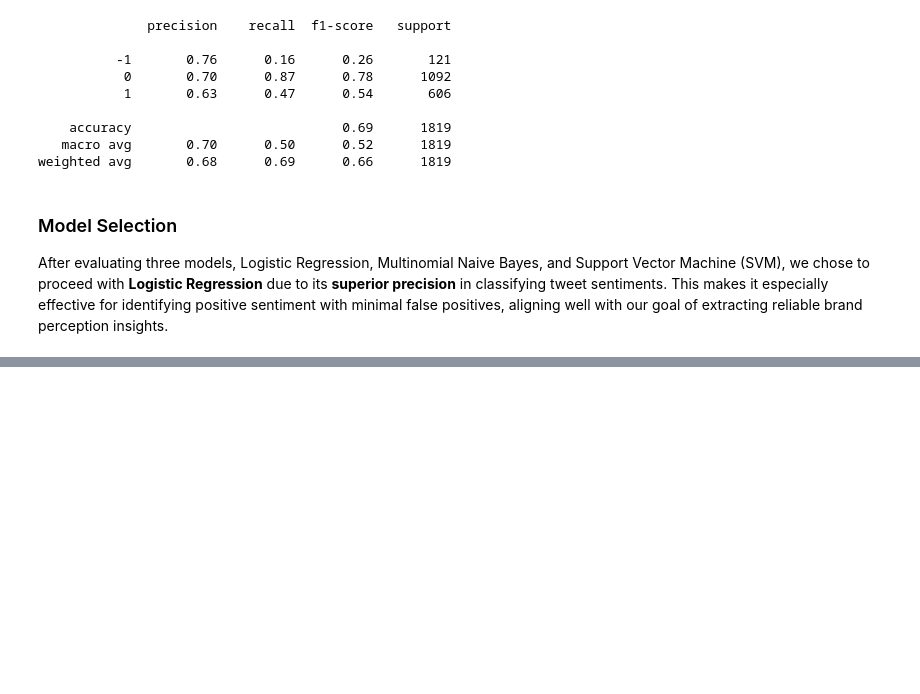
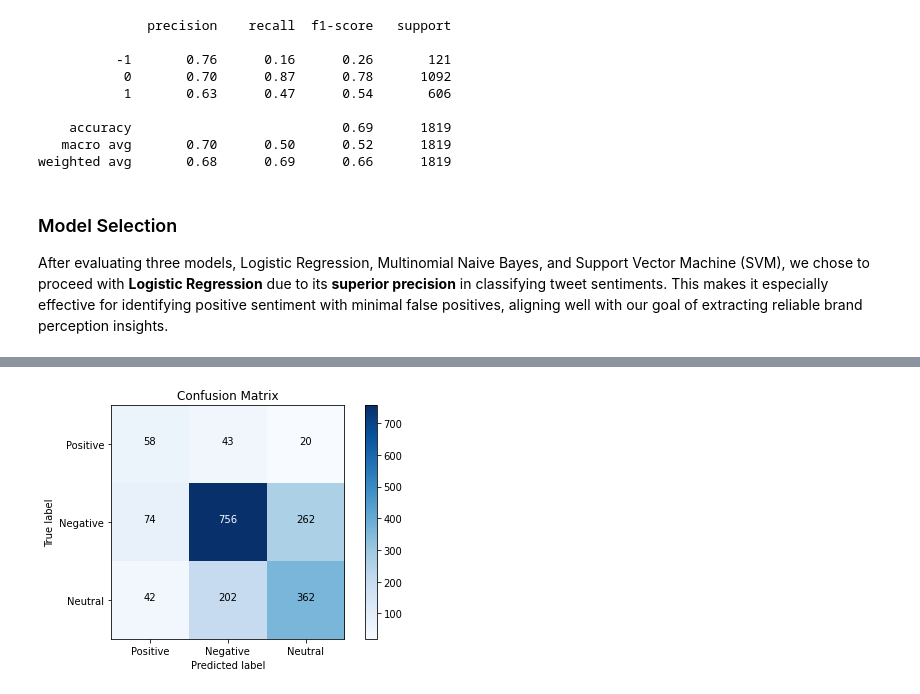
Before and after one commit to Murugi001/Group_5_Phase_4_Project, a Jupyter notebook: index.ipynb, the cells around one changed output, grey strips where cells are left out. Drawn from its saved outputs; the diff is of its cells as text; code cells hidden in the pictures; blank space fills up the shorter version.

```diff
--- a/index.ipynb
+++ b/index.ipynb
@@ -551,0 +579,19 @@ plt.show()
+# %%
+# visualizing the confusion matrix
+import matplotlib.pyplot as plt
+
+cm = confusion_matrix(y_test, y_pred)
+plt.imshow(cm, interpolation='nearest', cmap=plt.cm.Blues)
+plt.title("Confusion Matrix")
+plt.colorbar()
+tick_marks = np.arange(3)
+plt.xticks(tick_marks, ["Positive", "Negative", "Neutral"])
+plt.yticks(tick_marks, ["Positive", "Negative", "Neutral"])
+plt.tight_layout()
+plt.ylabel("True label")
+plt.xlabel("Predicted label")
+for i, j in itertools.product(range(cm.shape[0]), range(cm.shape[1])):
+    plt.text(j, i, cm[i, j], horizontalalignment="center", color="white" if cm[i, j] > cm.max() / 2 else "black")
+plt.show()
+# %% [output]
+[figure, added]
```
Also changed, not shown: parts of 17 cells of this notebook.
